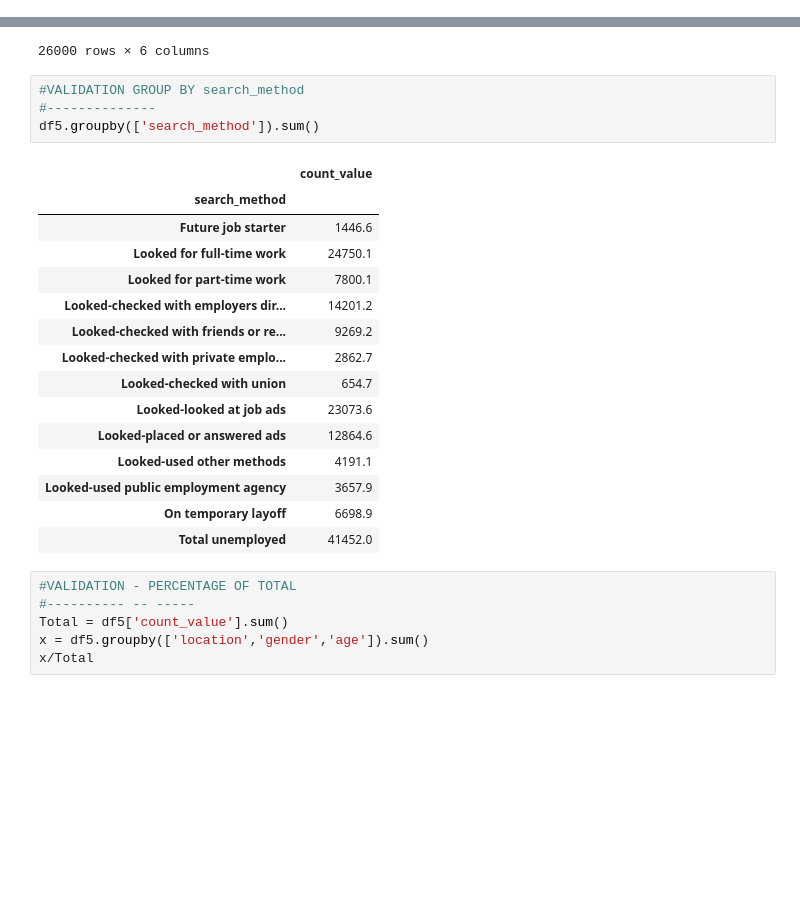
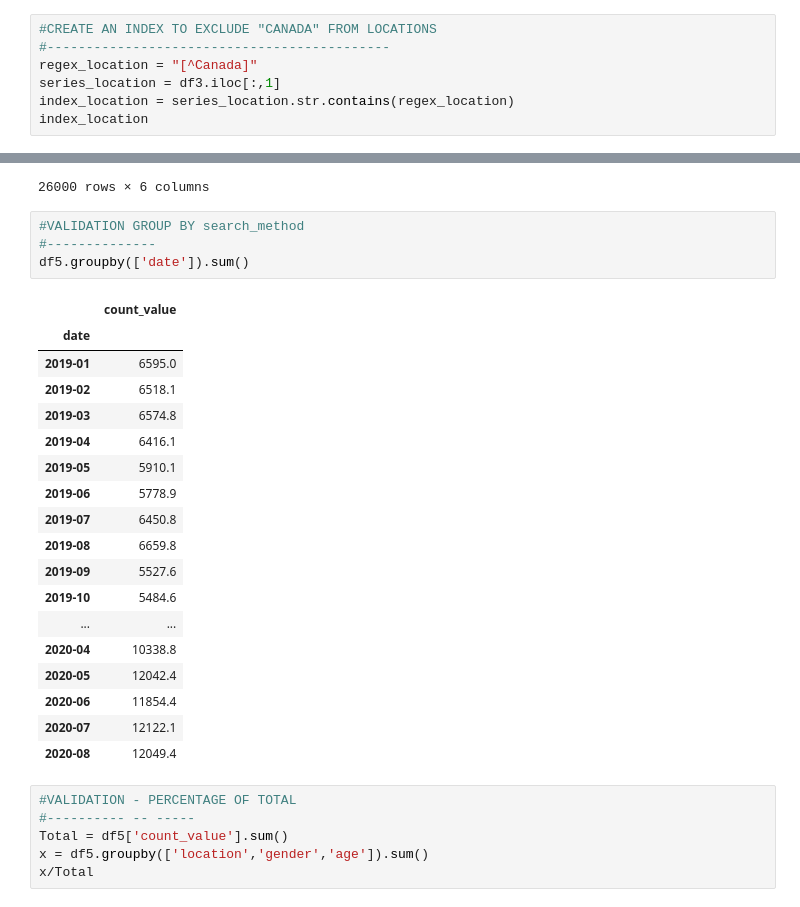
Before and after one commit to Carlos-Gomez-Hernandez/Jupyter-Notebook, a Jupyter notebook: unemployment_Canada/unemployment_cleanup.ipynb, the cells around one changed output, grey strips where cells are left out. Cells and saved outputs as stored; diff of their text form; blank space fills up the shorter version.

```diff
--- a/unemployment_Canada/unemployment_cleanup.ipynb
+++ b/unemployment_Canada/unemployment_cleanup.ipynb
@@ -147,3 +149,10 @@ index_location
 2069494     True
 2069495     True
 Name: GEO, Length: 42900, dtype: bool
+# %%
+#CREATE AN INDEX TO EXCLUDE "CANADA" FROM LOCATIONS
+#--------------------------------------------
+regex_location = "[^Canada]"
+series_location = df3.iloc[:,1]
+index_location = series_location.str.contains(regex_location)
+index_location
@@ -245,23 +245,26 @@ df5
 # %%
 #VALIDATION GROUP BY search_method
 #--------------
-df5.groupby(['search_method']).sum()
+df5.groupby(['date']).sum()
 # %% [output]
 |  | count_value |
-| search_method |  |
-| Future job starter | 1446.6 |
-| Looked for full-time work | 24750.1 |
-| Looked for part-time work | 7800.1 |
-| Looked-checked with employers dir... | 14201.2 |
-| Looked-checked with friends or re... | 9269.2 |
-| Looked-checked with private emplo... | 2862.7 |
-| Looked-checked with union | 654.7 |
-| Looked-looked at job ads | 23073.6 |
-| Looked-placed or answered ads | 12864.6 |
-| Looked-used other methods | 4191.1 |
-| Looked-used public employment agency | 3657.9 |
-| On temporary layoff | 6698.9 |
-| Total unemployed | 41452.0 |
+| date |  |
+| 2019-01 | 6595.0 |
+| 2019-02 | 6518.1 |
+| 2019-03 | 6574.8 |
+| 2019-04 | 6416.1 |
+| 2019-05 | 5910.1 |
+| 2019-06 | 5778.9 |
+| 2019-07 | 6450.8 |
+| 2019-08 | 6659.8 |
+| 2019-09 | 5527.6 |
+| 2019-10 | 5484.6 |
+| ... | ... |
+| 2020-04 | 10338.8 |
+| 2020-05 | 12042.4 |
+| 2020-06 | 11854.4 |
+| 2020-07 | 12122.1 |
+| 2020-08 | 12049.4 |
 # %%
 #VALIDATION - PERCENTAGE OF TOTAL
 #---------- -- -----
```
Also changed, not shown: parts of 30 cells of this notebook.
